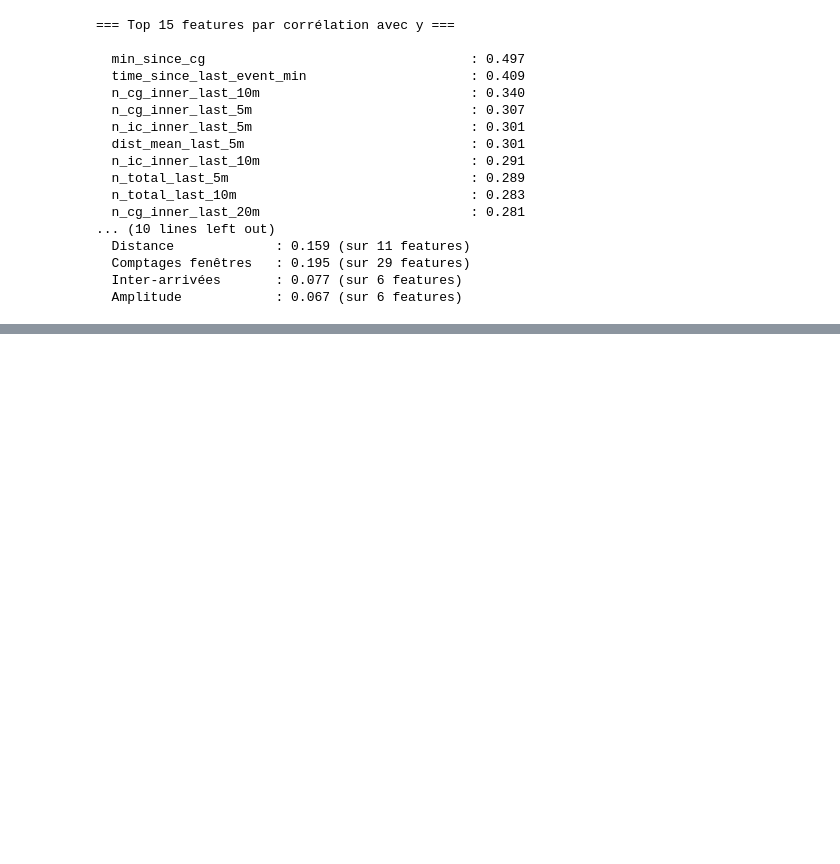
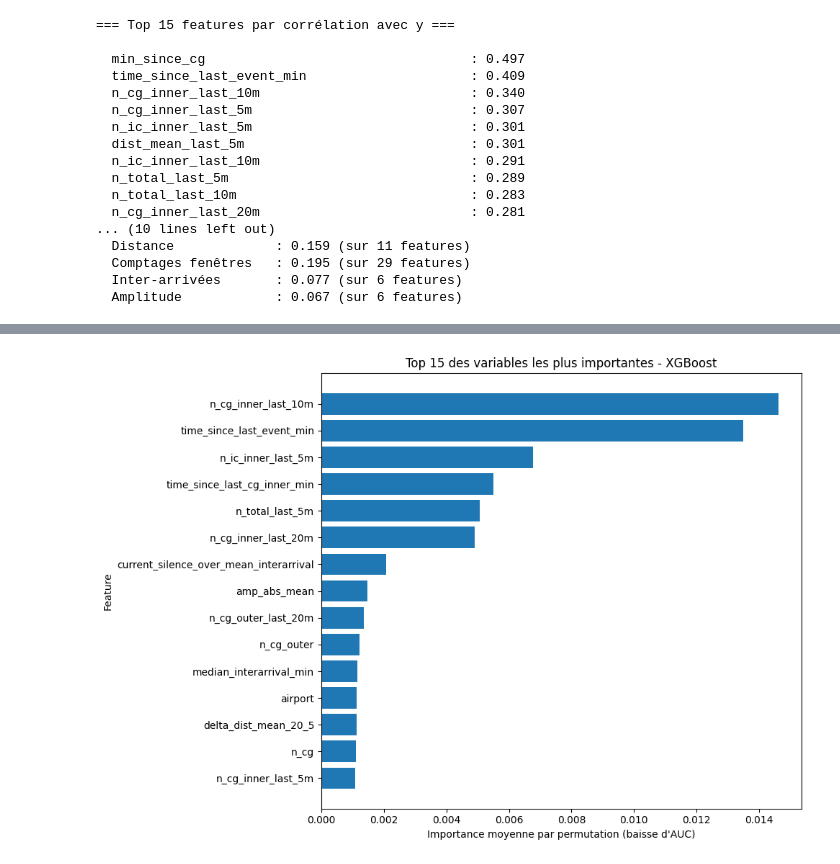
Before and after one commit to N-Mehdi/Dataverse, a Jupyter notebook: data/exploration.ipynb, the cells around one changed output, grey strips where cells are left out. Cells and saved outputs as stored; diff of their text form; code cells hidden in the pictures; blank space fills up the shorter version.

```diff
--- a/data/exploration.ipynb
+++ b/data/exploration.ipynb
@@ -2284,0 +2126,13 @@ Pipeline(steps=[('preprocess',
+# %%
+import pandas as pd
+from pathlib import Path
+
+path = Path("../output/silence_dataset.parquet")
+print("Chemin :", path.resolve())
+print("Existe ?", path.exists())
+
+df_silence = pd.read_parquet(path)
+
+print(df_silence.shape)
+print(df_silence.columns.tolist())
+df_silence.head()
@@ -2404,0 +2409,15 @@ False
+# %%
+import matplotlib.pyplot as plt
+
+top_n = 15
+plot_df = perm_df.head(top_n).sort_values("importance_mean", ascending=True)
+
+plt.figure(figsize=(10, 7))
+plt.barh(plot_df["feature"], plot_df["importance_mean"])
+plt.xlabel("Importance moyenne par permutation (baisse d'AUC)")
+plt.ylabel("Feature")
+plt.title("Top 15 des variables les plus importantes - XGBoost")
+plt.tight_layout()
+plt.show()
+# %% [output]
+[figure, added]
```
Also changed, not shown: parts of 15 cells of this notebook.
